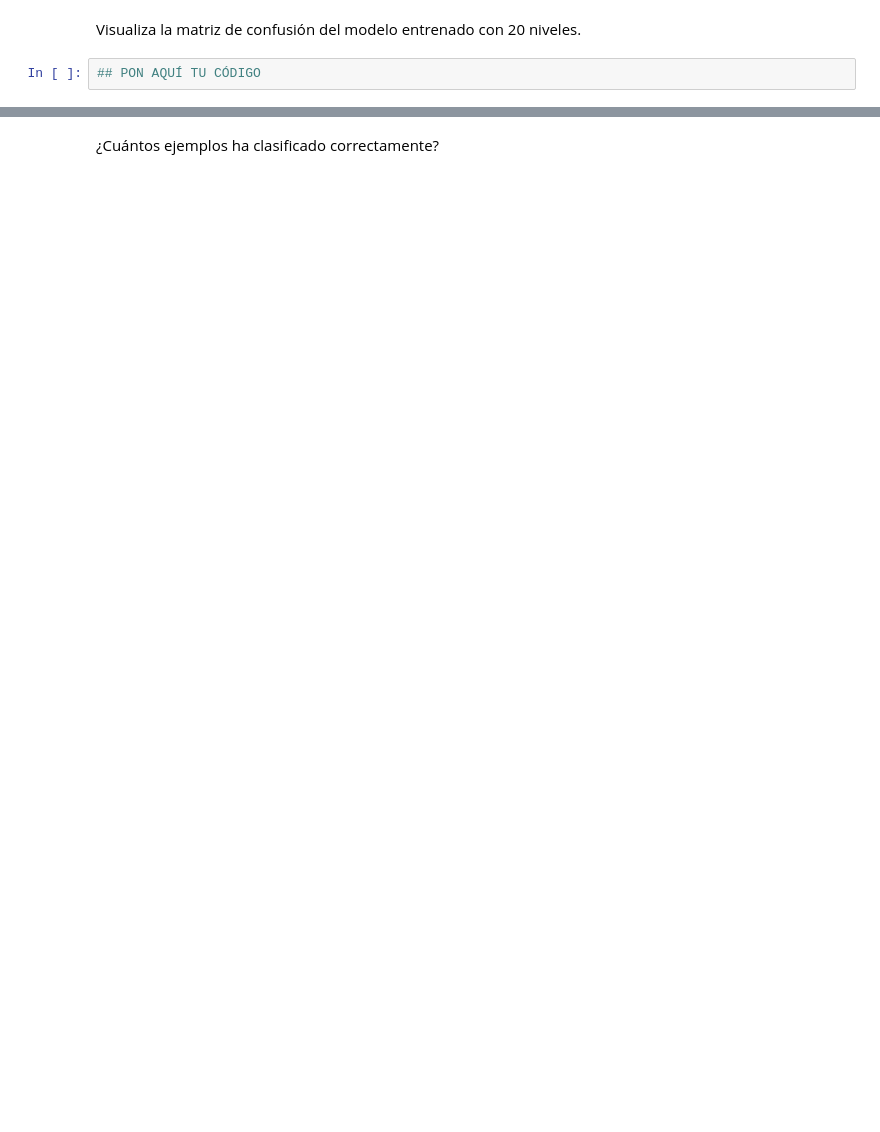
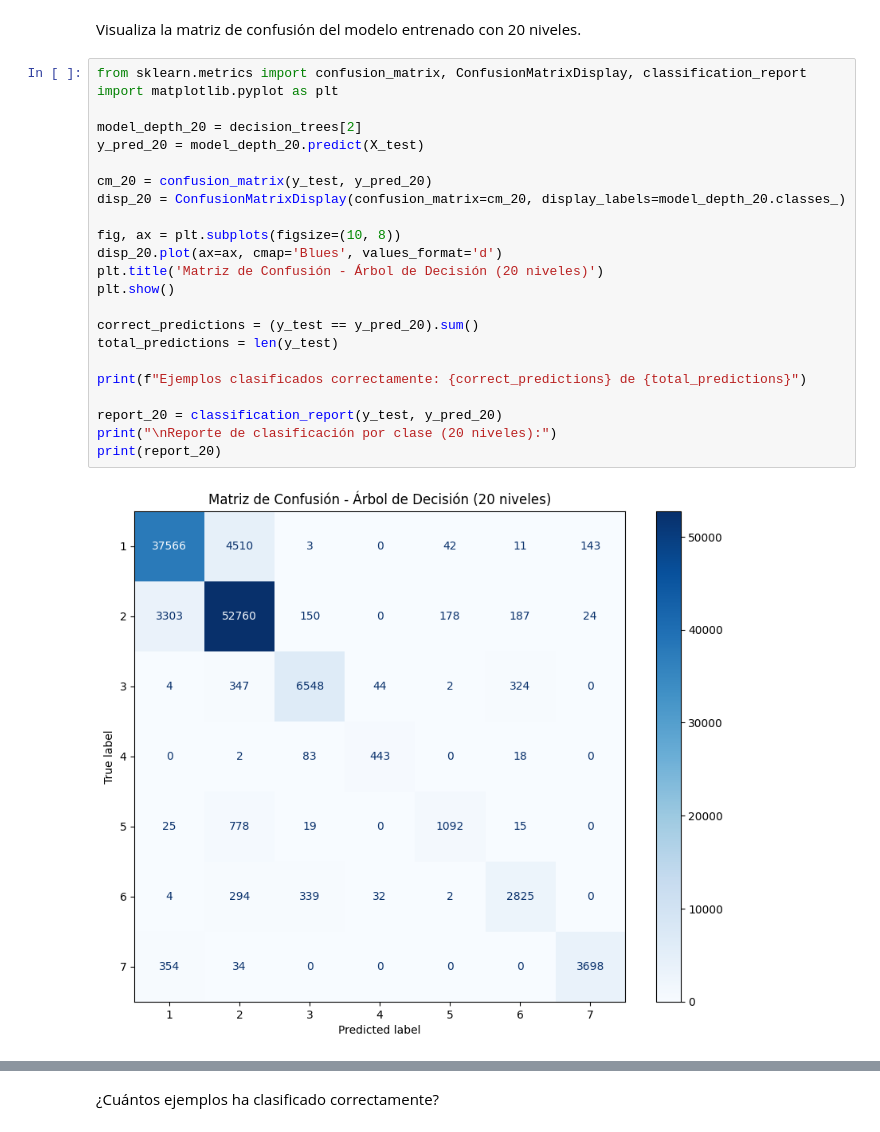
Before and after one commit to 0x-w0lf/aprendizaje-supervisado-act2, a Jupyter notebook: Actividad_2_CoverType.ipynb, the cells around one changed output, grey strips where cells are left out. Drawn from its saved outputs; the diff is of its cells as text; blank space fills up the shorter version.

Commit message:
Avanzando en la clasificacion usando arboles de decision

```diff
--- a/Actividad_2_CoverType.ipynb
+++ b/Actividad_2_CoverType.ipynb
@@ -357,4 +378,27 @@ decisionTrees = [DecisionTreeClassifier(
 # %% [markdown]
 Visualiza la matriz de confusión del modelo entrenado con 20 niveles.
 # %%
-## PON AQUÍ TU CÓDIGO
+from sklearn.metrics import confusion_matrix, ConfusionMatrixDisplay, classification_report
+import matplotlib.pyplot as plt
+
+model_depth_20 = decision_trees[2]
+y_pred_20 = model_depth_20.predict(X_test)
+
+cm_20 = confusion_matrix(y_test, y_pred_20)
+disp_20 = ConfusionMatrixDisplay(confusion_matrix=cm_20, display_labels=model_depth_20.classes_)
+
+fig, ax = plt.subplots(figsize=(10, 8))
+disp_20.plot(ax=ax, cmap='Blues', values_format='d')
+plt.title('Matriz de Confusión - Árbol de Decisión (20 niveles)')
+plt.show()
+
+correct_predictions = (y_test == y_pred_20).sum()
+total_predictions = len(y_test)
+
+print(f"Ejemplos clasificados correctamente: {correct_predictions} de {total_predictions}")
+
+report_20 = classification_report(y_test, y_pred_20)
+print("\nReporte de clasificación por clase (20 niveles):")
+print(report_20)
+# %% [output]
+[figure, added]
```
Also changed, not shown: parts of 7 cells of this notebook.
